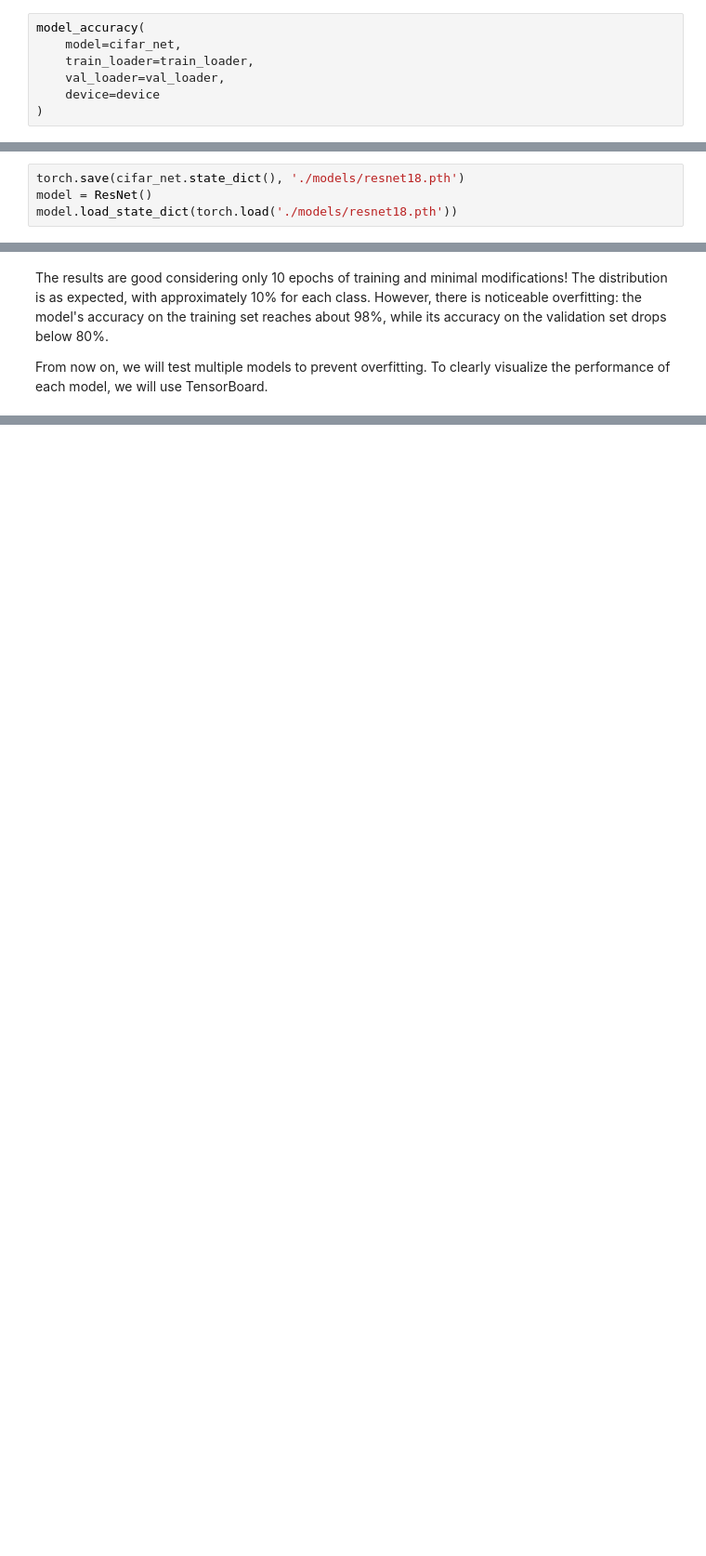
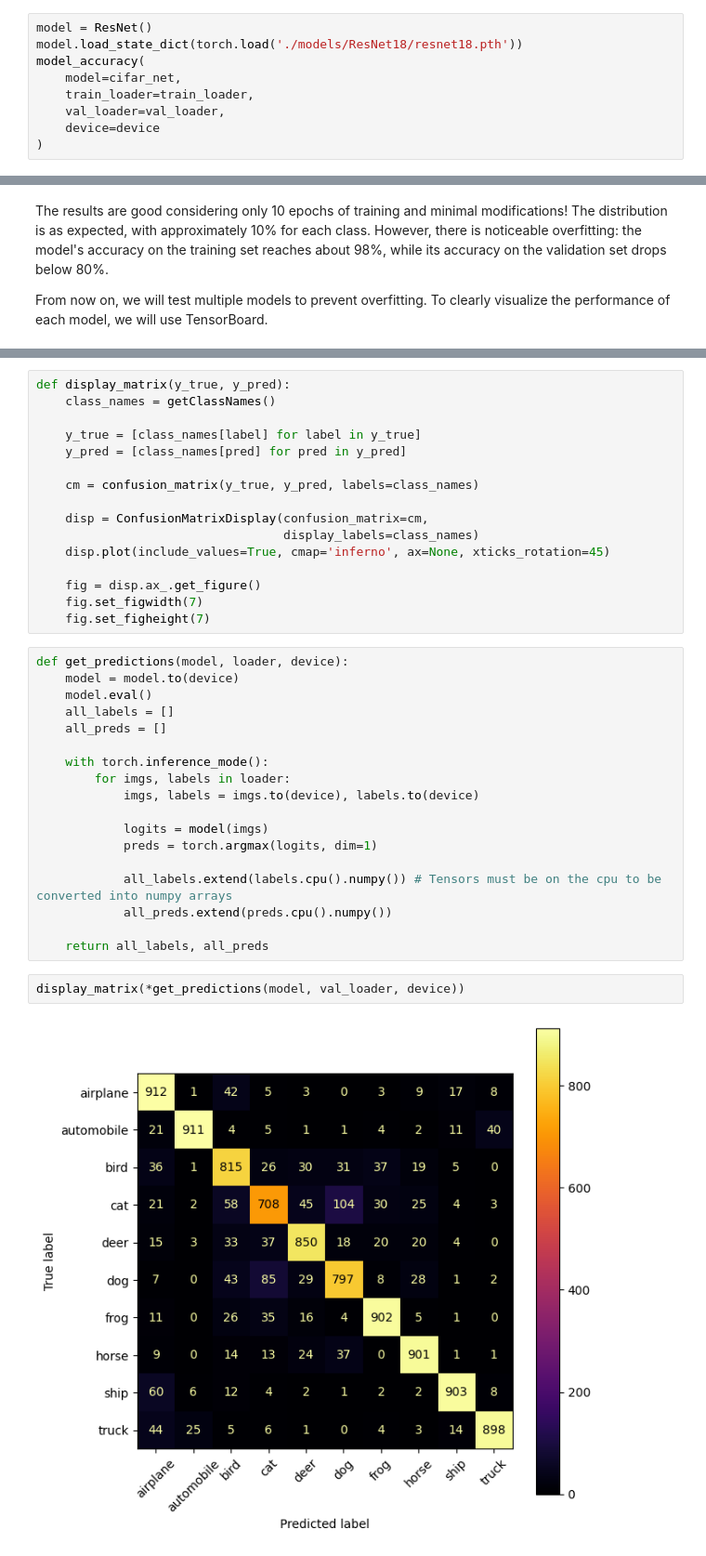
Before and after one commit to Lucas64000/CIFAR10, a Jupyter notebook: model.ipynb, the cells around one changed output, grey strips where cells are left out. Shown at 93% size. Saved outputs shown, nothing was run; the diff lists cells and outputs as text; blank space fills up the shorter version.

Commit message:
Finish model section; clean up and final review needed.

```diff
--- a/model.ipynb
+++ b/model.ipynb
@@ -167,4 +220,6 @@ training_loop(
 # %%
+model = ResNet()
+model.load_state_dict(torch.load('./models/ResNet18/resnet18.pth'))
 model_accuracy(
     model=cifar_net,
     train_loader=train_loader,
@@ -182,4 +236,0 @@ Distribution val (in %): [11.36, 9.25, 10.14, 13.28, 9.68, 6.56, 10.06, 9.02, 9.
-# %%
-torch.save(cifar_net.state_dict(), './models/resnet18.pth')
-model = ResNet()
-model.load_state_dict(torch.load('./models/resnet18.pth'))
@@ -381,0 +475,38 @@ for dropout in [0.2, 0.3, 0.4]:
+# %%
+def display_matrix(y_true, y_pred):
+    class_names = getClassNames()
+
+    y_true = [class_names[label] for label in y_true]
+    y_pred = [class_names[pred] for pred in y_pred]
+
+    cm = confusion_matrix(y_true, y_pred, labels=class_names)
+
+    disp = ConfusionMatrixDisplay(confusion_matrix=cm,
+                                  display_labels=class_names)
+    disp.plot(include_values=True, cmap='inferno', ax=None, xticks_rotation=45)
+
+    fig = disp.ax_.get_figure()
+    fig.set_figwidth(7)
+    fig.set_figheight(7)
+# %%
+def get_predictions(model, loader, device):
+    model = model.to(device)
+    model.eval()
+    all_labels = []
+    all_preds = []
+
+    with torch.inference_mode():
+        for imgs, labels in loader:
+            imgs, labels = imgs.to(device), labels.to(device)
+
+            logits = model(imgs)
+            preds = torch.argmax(logits, dim=1)
+
+            all_labels.extend(labels.cpu().numpy()) # Tensors must be on the cpu to be converted into numpy arrays
+            all_preds.extend(preds.cpu().numpy())
+
+    return all_labels, all_preds
+# %%
+display_matrix(*get_predictions(model, val_loader, device))
+# %% [output]
+[figure, added]
```
Also changed, not shown: parts of 29 cells of this notebook.
